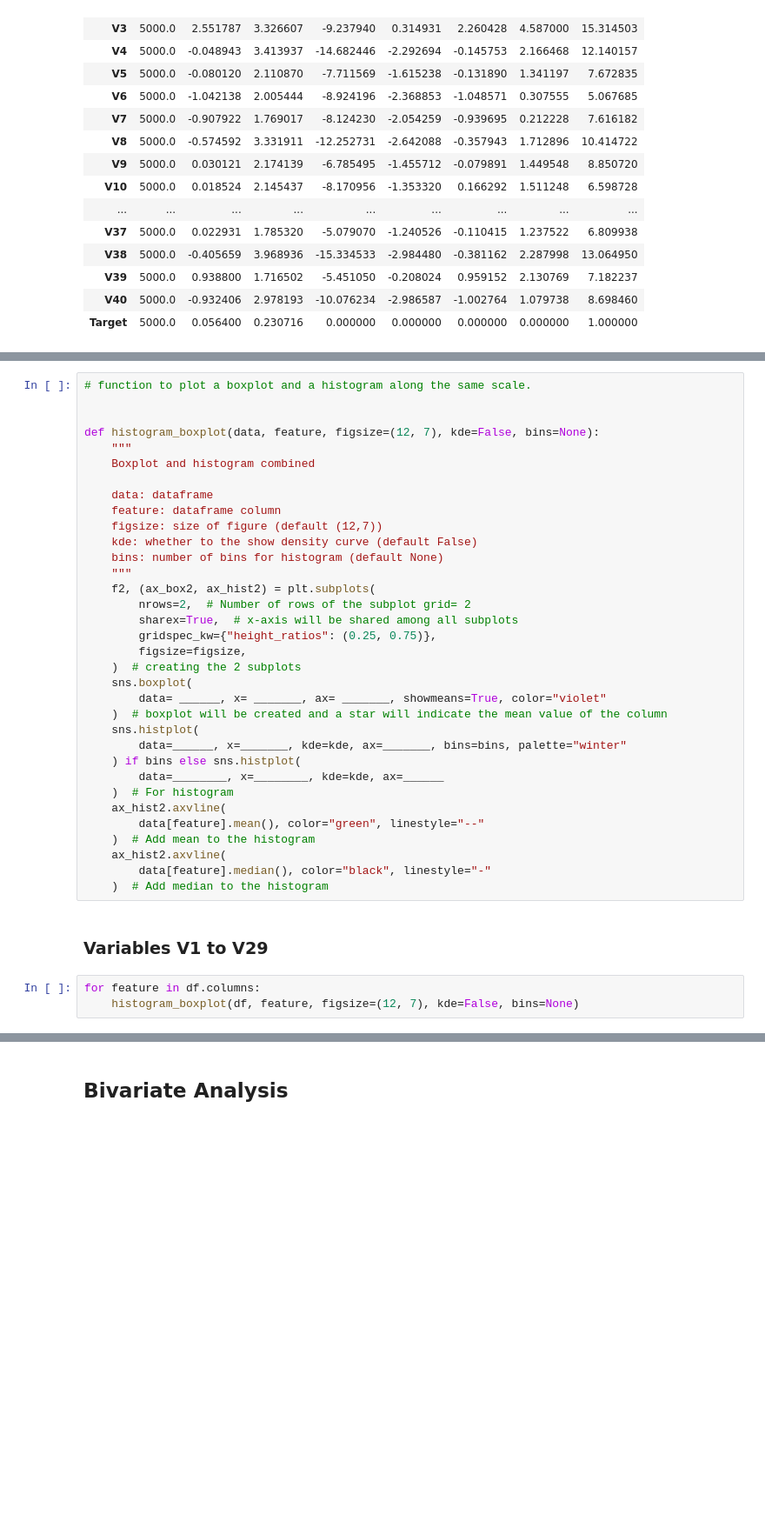
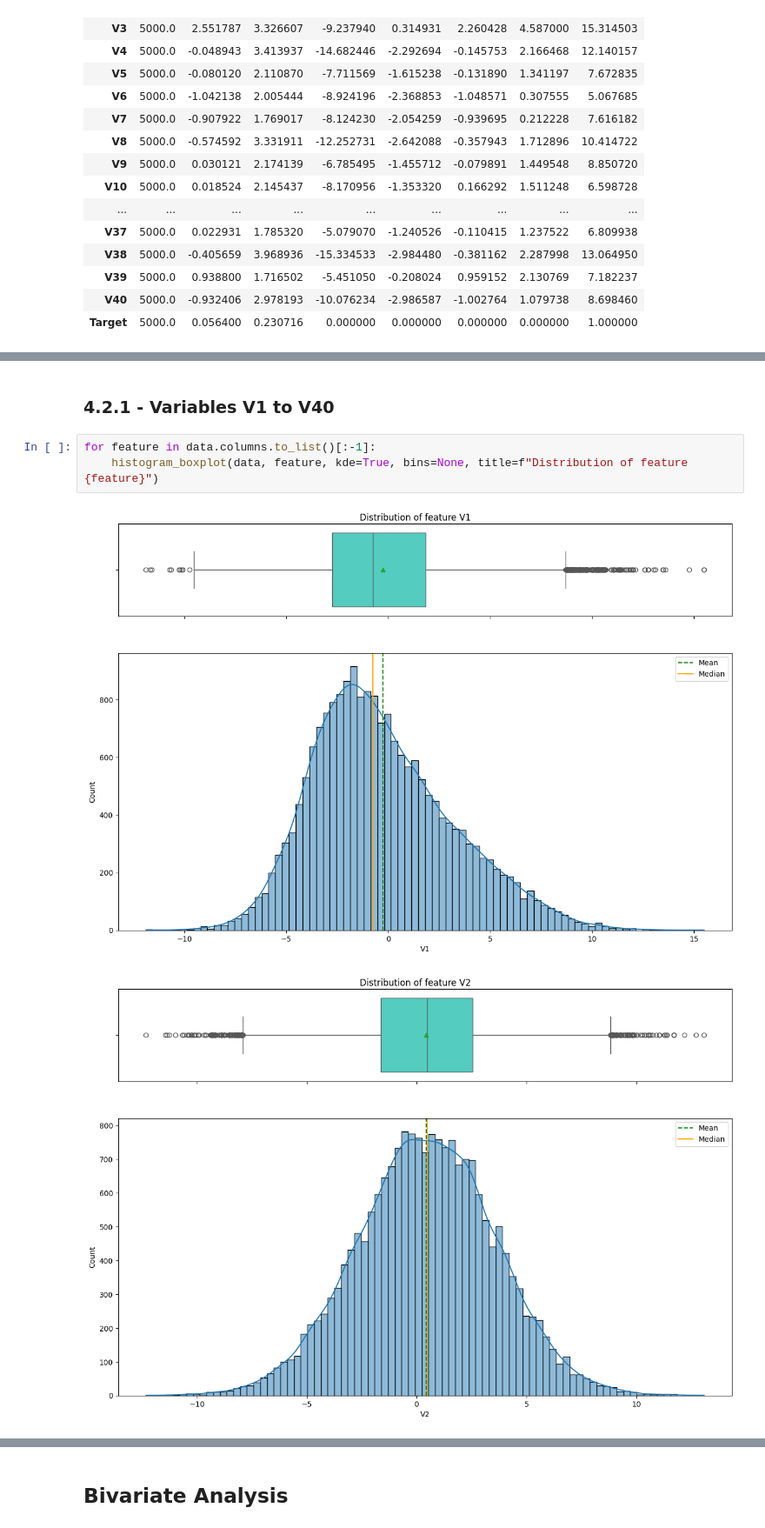
Before and after one commit to RashmiJK/PGP-AIML-ReneWind-NN, a Jupyter notebook: renewind_nn.ipynb, the cells around one changed output, grey strips where cells are left out. Shown at 87% size. Saved outputs shown, nothing was run; the diff lists cells and outputs as text; blank space fills up the shorter version.

```diff
--- a/renewind_nn.ipynb
+++ b/renewind_nn.ipynb
@@ -389,39 +439,8 @@ data_test.describe().T
-# %%
-# function to plot a boxplot and a histogram along the same scale.
-
-
-def histogram_boxplot(data, feature, figsize=(12, 7), kde=False, bins=None):
-    """
-    Boxplot and histogram combined
-
-    data: dataframe
-    feature: dataframe column
-    figsize: size of figure (default (12,7))
-    kde: whether to the show density curve (default False)
-    bins: number of bins for histogram (default None)
-    """
-    f2, (ax_box2, ax_hist2) = plt.subplots(
-        nrows=2,  # Number of rows of the subplot grid= 2
-        sharex=True,  # x-axis will be shared among all subplots
-        gridspec_kw={"height_ratios": (0.25, 0.75)},
-        figsize=figsize,
-    )  # creating the 2 subplots
-    sns.boxplot(
-        data= ______, x= _______, ax= _______, showmeans=True, color="violet"
-    )  # boxplot will be created and a star will indicate the mean value of the column
-    sns.histplot(
-        data=______, x=_______, kde=kde, ax=_______, bins=bins, palette="winter"
-    ) if bins else sns.histplot(
-        data=________, x=________, kde=kde, ax=______
-    )  # For histogram
-    ax_hist2.axvline(
-        data[feature].mean(), color="green", linestyle="--"
-    )  # Add mean to the histogram
-    ax_hist2.axvline(
-        data[feature].median(), color="black", linestyle="-"
-    )  # Add median to the histogram
 # %% [markdown]
-### Variables V1 to V29
+### 4.2.1 - Variables V1 to V40
 # %%
-for feature in df.columns:
-    histogram_boxplot(df, feature, figsize=(12, 7), kde=False, bins=None)
+for feature in data.columns.to_list()[:-1]:
+    histogram_boxplot(data, feature, kde=True, bins=None, title=f"Distribution of feature {feature}")
+# %% [output]
+[figure, added]
+[figure, added]
```
Also changed, not shown: parts of 13 cells of this notebook.
